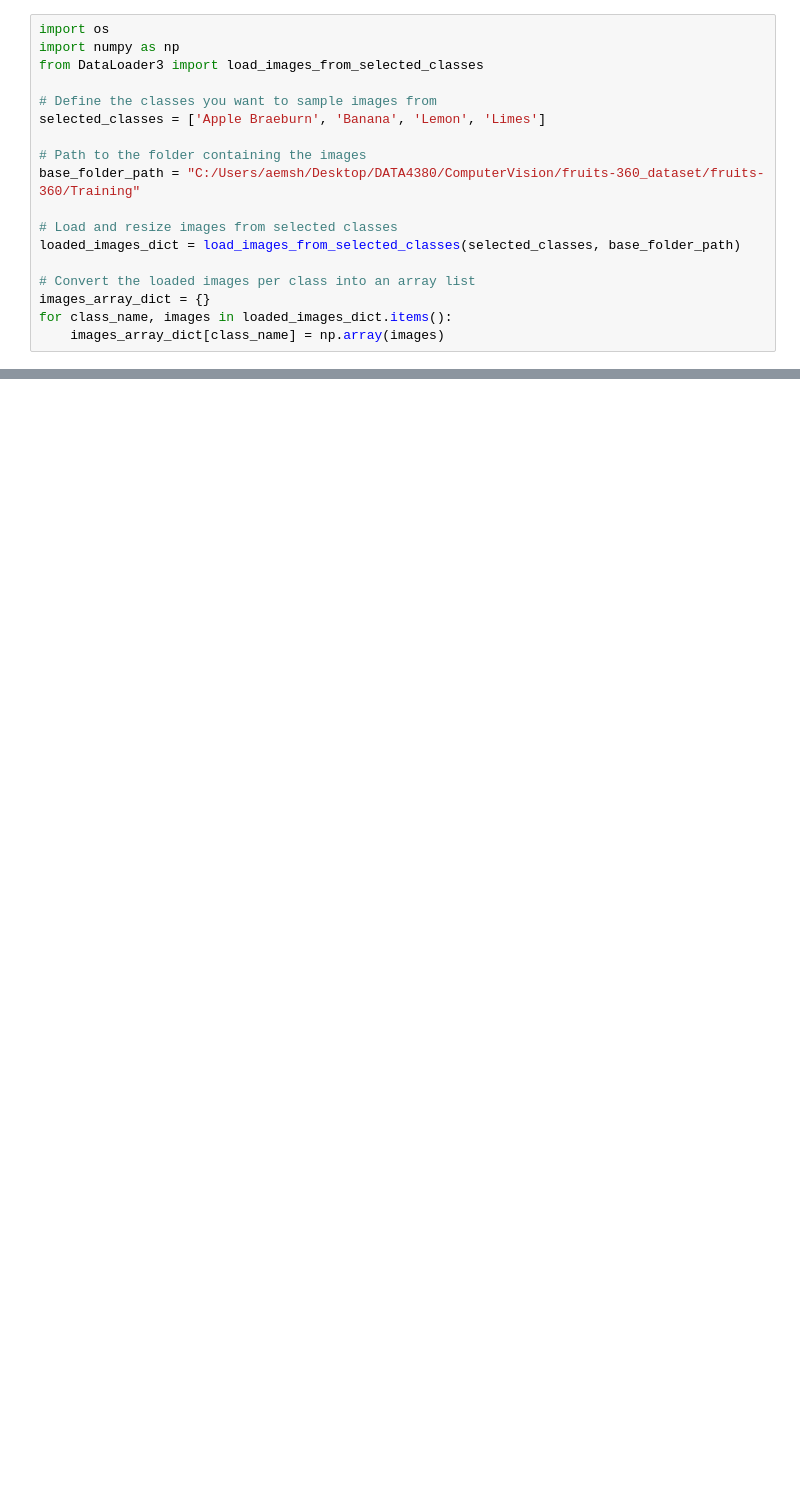
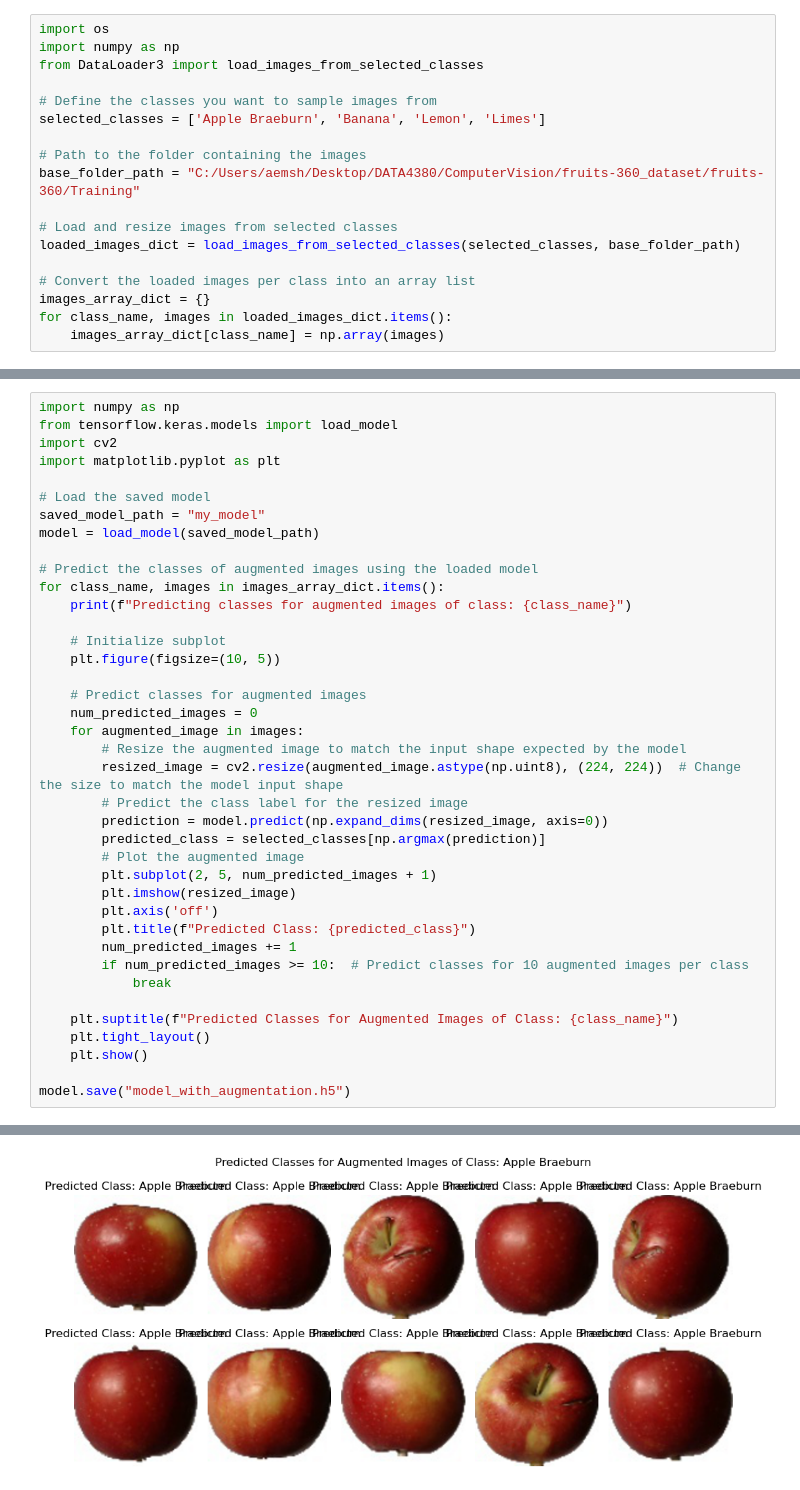
Before and after one commit to alexmach7/Data4380, a Jupyter notebook: ComputerVision/TrainBaseModelAugmentation.ipynb, the cells around one changed output, grey strips where cells are left out. Drawn from its saved outputs; the diff is of its cells as text; blank space fills up the shorter version.

```diff
--- a/ComputerVision/TrainBaseModelAugmentation.ipynb
+++ b/ComputerVision/TrainBaseModelAugmentation.ipynb
@@ -183,0 +219,40 @@ plt.show()
+# %%
+import numpy as np
+from tensorflow.keras.models import load_model
+import cv2
+import matplotlib.pyplot as plt
+
+# Load the saved model
+saved_model_path = "my_model"
+model = load_model(saved_model_path)
+
+# Predict the classes of augmented images using the loaded model
+for class_name, images in images_array_dict.items():
+    print(f"Predicting classes for augmented images of class: {class_name}")
+
+    # Initialize subplot
+    plt.figure(figsize=(10, 5))
+
+    # Predict classes for augmented images
+    num_predicted_images = 0
+    for augmented_image in images:
+        # Resize the augmented image to match the input shape expected by the model
+        resized_image = cv2.resize(augmented_image.astype(np.uint8), (224, 224))  # Change the size to match the model input shape
+        # Predict the class label for the resized image
+        prediction = model.predict(np.expand_dims(resized_image, axis=0))
+        predicted_class = selected_classes[np.argmax(prediction)]
+        # Plot the augmented image
+        plt.subplot(2, 5, num_predicted_images + 1)
+        plt.imshow(resized_image)
+        plt.axis('off')
+        plt.title(f"Predicted Class: {predicted_class}")
+        num_predicted_images += 1
+        if num_predicted_images >= 10:  # Predict classes for 10 augmented images per class
+            break
+
+    plt.suptitle(f"Predicted Classes for Augmented Images of Class: {class_name}")
+    plt.tight_layout()
+    plt.show()
+
+model.save("model_with_augmentation.h5")
+# %% [output]
@@ -183,0 +270 @@ plt.show()
+[figure, added]
```
Also changed, not shown: parts of 12 cells of this notebook.
